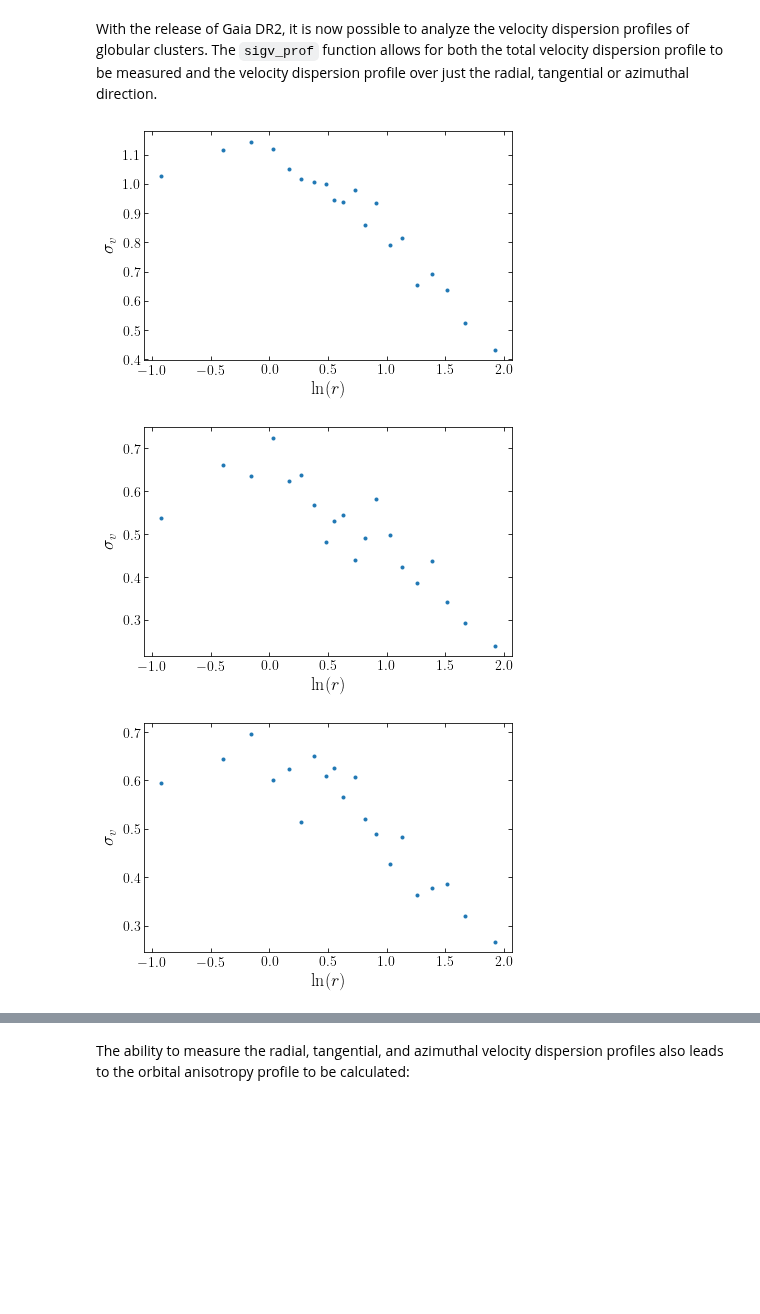
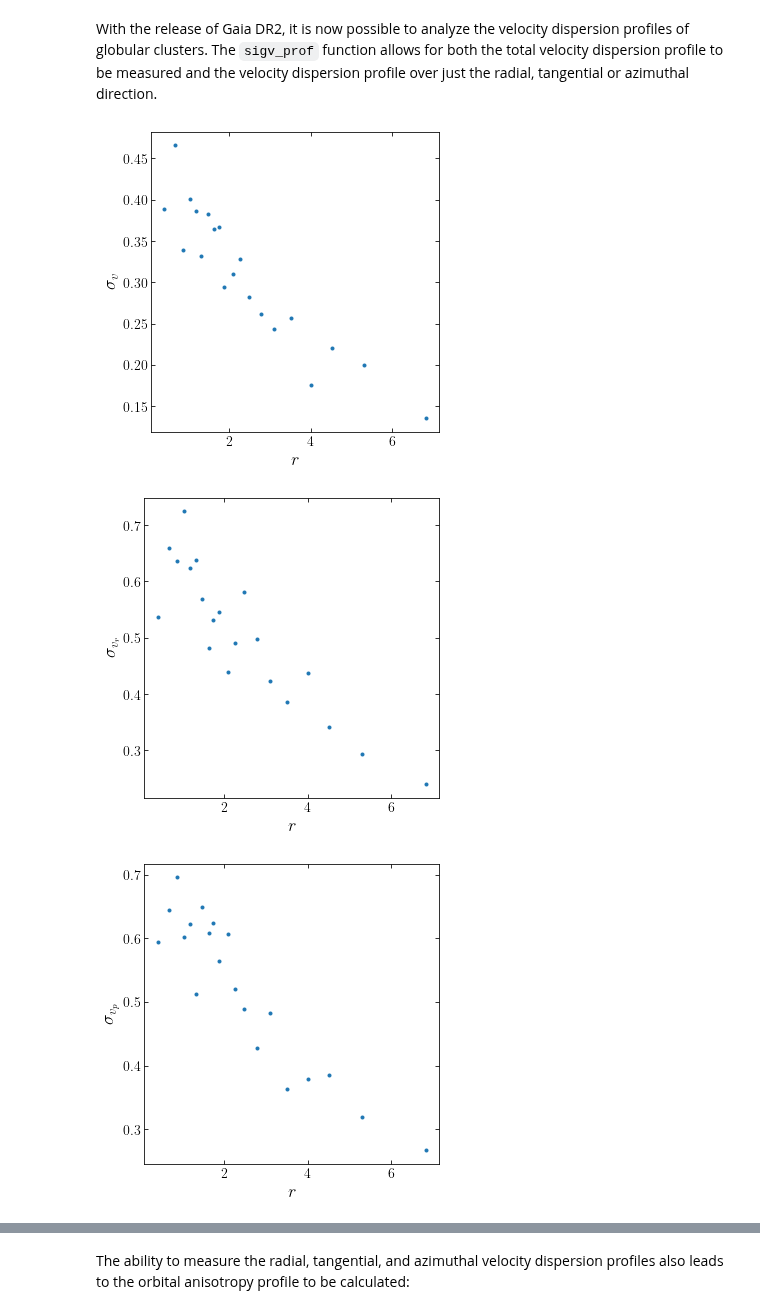
Before and after one commit to webbjj/clustertools, a Jupyter notebook: docs/source/notebooks/profiles.ipynb, the cells around one changed output, grey strips where cells are left out. Drawn from its saved outputs; the diff is of its cells as text; code cells hidden in the pictures; blank space fills up the shorter version.

```diff
--- a/docs/source/notebooks/profiles.ipynb
+++ b/docs/source/notebooks/profiles.ipynb
@@ -38,11 +38,11 @@ print(rvmax,vmax)
 # %% [markdown]
 With the release of Gaia DR2, it is now possible to analyze the velocity dispersion profiles of globular clusters. The ``sigv_prof`` function allows for both the total velocity dispersion profile to be measured and the velocity dispersion profile over just the radial, tangential or azimuthal direction.
 # %%
-lrprofn, sigvprof=ctools.sigv_prof(cluster,plot=True)
-lrprofn_r, sigvprof_r=ctools.sigv_prof(cluster,coord='r',plot=True)
-lrprofn_phi, sigvprof_phi=ctools.sigv_prof(cluster,coord='phi',plot=True)
-lrprofn_theta, sigvprof_theta=ctools.sigv_prof(cluster,coord='theta',plot=True)
+rprofn, sigvprof=ctools.sigv_prof(cluster,plot=True)
+rprofn_r, sigvprof_r=ctools.sigv_prof(cluster,coord='r',plot=True)
+rprofn_phi, sigvprof_phi=ctools.sigv_prof(cluster,coord='phi',plot=True)
+rprofn_theta, sigvprof_theta=ctools.sigv_prof(cluster,coord='theta',plot=True)
 # %% [output]
-[figure, old version]
+[figure, new version]
-[figure, old version]
+[figure, new version]
-[figure, old version]
+[figure, new version]
```
Also changed, not shown: parts of 14 cells of this notebook, 5 other files.
